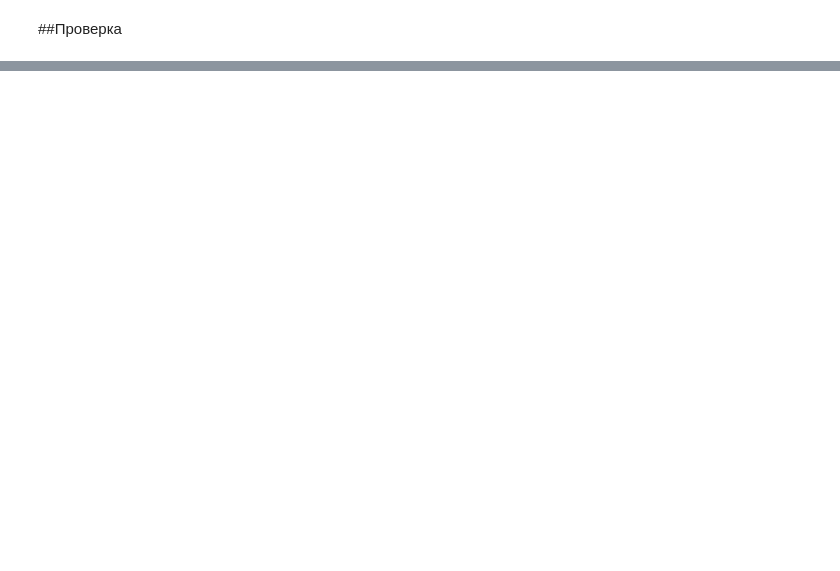
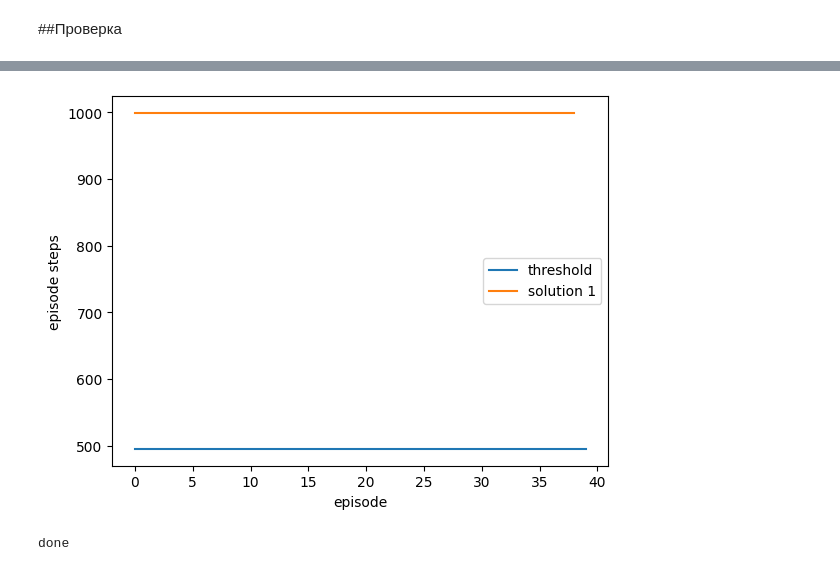
Before and after one commit to Danielf003/hexapod-RL, a Jupyter notebook: lab7_adapt.ipynb, the cells around one changed output, grey strips where cells are left out. Cells and saved outputs as stored; diff of their text form; code cells hidden in the pictures; blank space fills up the shorter version.

```diff
--- a/lab7_adapt.ipynb
+++ b/lab7_adapt.ipynb
@@ -439,0 +445,5 @@ done
+# %%
+#Later to restore:
+new_agent = PPOac(env.observation_space, env.action_space, n_hidden)
+new_agent.load_state_dict(torch.load(path_weights))
+new_agent.eval()
@@ -439,0 +469,42 @@ done
+# %%
+env = gym.make('Hopper-v8', render_mode='rgb_array')
+
+# Execution parameters
+SHOW_ANIMATION = False
+EPISODES_MAX = 40
+STEPS_MAX = 1000
+
+# Loggers
+log_steps_number = np.zeros(EPISODES_MAX)
+
+# PQ
+for i_episode in range(EPISODES_MAX):
+    observation = env.reset()[0]
+    state = observation
+
+    # show results
+    if (i_episode + 1) % 20 == 0:
+        plt.figure(1)
+        plt.clf()
+        plt.plot([0,i_episode], [495, 495], label="threshold")
+        plt.plot(range(0,i_episode), log_steps_number[0:i_episode], label="solution 1")
+        plt.xlabel('episode')
+        plt.ylabel('episode steps')
+        plt.legend()
+        display.clear_output(wait=True)
+        plt.show()
+
+    for t in range(STEPS_MAX):
+        action, _, _ = new_agent.get_action(state)
+        observation, reward, terminated, truncated, info = env.step(action)
+        done = terminated or truncated
+        state = observation
+
+        if done:
+            log_steps_number[i_episode] = t;
+            break
+
+print("done")
+# %% [output]
+[figure, added]
+done
```
Also changed, not shown: parts of 5 cells of this notebook.
